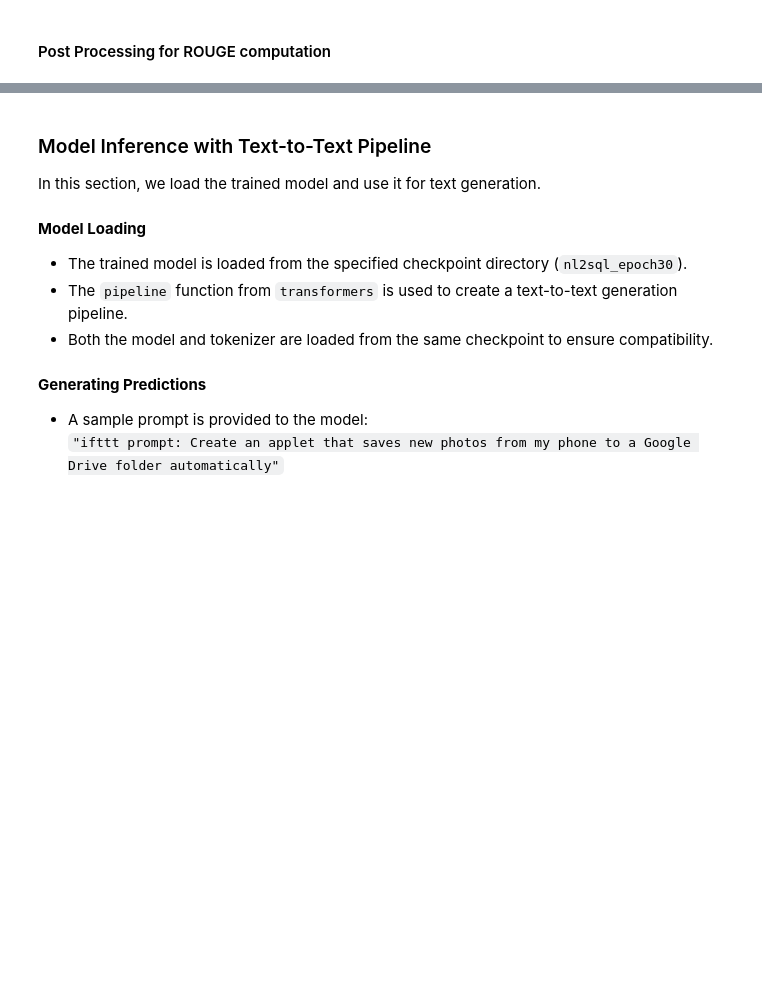
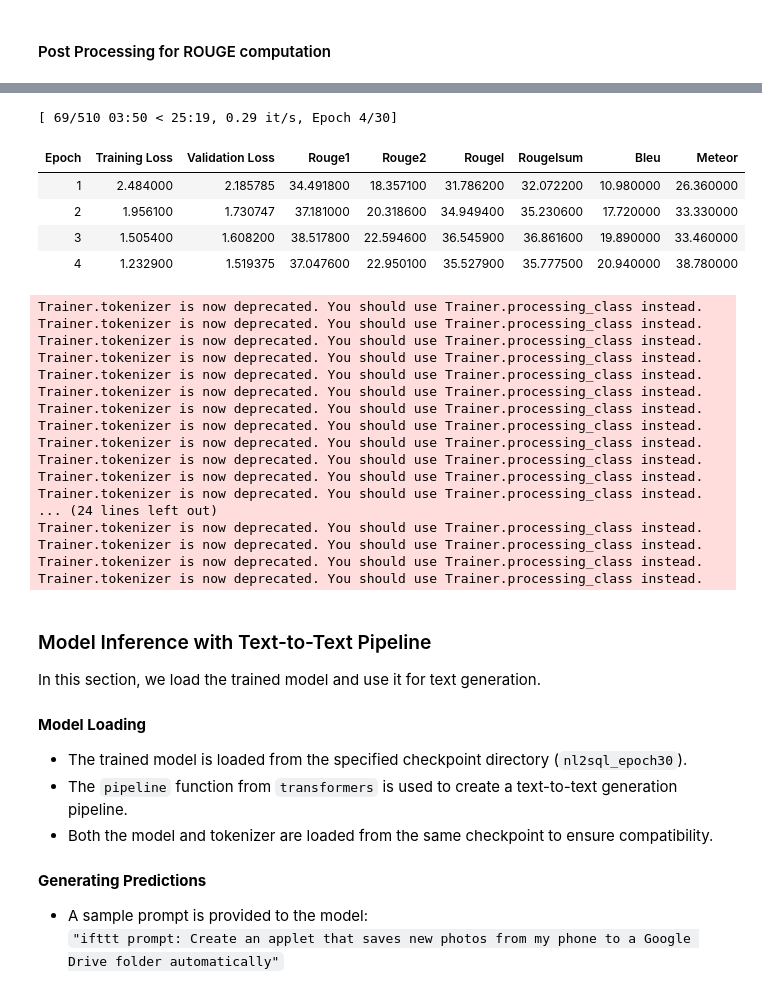
Before and after one commit to benedettoscala/ifttt-code-generator, a Jupyter notebook: bart_nl2ifttt.ipynb, the cells around one changed output, grey strips where cells are left out. Saved outputs shown, nothing was run; the diff lists cells and outputs as text; code cells hidden in the pictures; blank space fills up the shorter version.

```diff
--- a/bart_nl2ifttt.ipynb
+++ b/bart_nl2ifttt.ipynb
@@ -331,7 +348,0 @@ This setup ensures optimal utilization of hardware resources, enabling efficient
-# %%
-from accelerate import Accelerator
-
-accelerator = Accelerator()
-model, optimizer, train_dataloader, eval_dataloader = accelerator.prepare(
-    model, optimizer, train_dataloader, eval_dataloader
-)
@@ -400,5 +401,5 @@ This setup allows for efficient training, evaluation, and saving of the model at
 # %%
-from transformers import Trainer, TrainingArguments, DataCollatorForSeq2Seq
+from transformers import Seq2SeqTrainer, Seq2SeqTrainingArguments, DataCollatorForSeq2Seq
 import evaluate
 import numpy as np
 import torch
@@ -408,22 +409,11 @@ rouge_score = evaluate.load("rouge")
 bleu_score = evaluate.load("bleu")
 meteor_score = evaluate.load("meteor")
 
+num_train_epochs = 30
+
 # Funzione per la generazione e la valutazione delle metriche
 def compute_metrics(eval_pred):
     predictions, labels = eval_pred
-
-    # Se predictions è un tuple, prendi il primo elemento
-    if isinstance(predictions, tuple):
-        predictions = predictions[0]
-
-    # Converte in numpy array se necessario
-    if isinstance(predictions, torch.Tensor):
-        predictions = predictions.cpu().numpy()
-    if isinstance(labels, torch.Tensor):
-        labels = labels.cpu().numpy()
-
-    # Se predictions è una lista nidificata, appiattiscila
-    predictions = np.array(predictions)
 
     # Rimpiazza -100 nei labels con tokenizer.pad_token_id
     labels = np.where(labels != -100, labels, tokenizer.pad_token_id)
@@ -452,8 +442,9 @@ def compute_metrics(eval_pred):
     }
 
 # Definizione degli argomenti di training
-training_args = TrainingArguments(
+training_args = Seq2SeqTrainingArguments(
     output_dir="nl2sql_bart",
+    logging_strategy="epoch",
     evaluation_strategy="epoch",  # Valutazione dopo ogni epoca
     save_strategy="epoch",  # Salvataggio automatico ogni epoca
     per_device_train_batch_size=8,
@@ -462,18 +453,19 @@ training_args = TrainingArguments(
     save_total_limit=2,  # Mantiene solo gli ultimi due checkpoint
     fp16=torch.cuda.is_available(),  # Usa FP16 se disponibile
     report_to="none",  # Evita di inviare log a sistemi di tracking
+    predict_with_generate=True
 )
 
 # Creazione del Trainer
-trainer = Trainer(
+trainer = Seq2SeqTrainer(
     model=model,
     args=training_args,
-    train_dataset=train_dataloader.dataset,  # Usa dataset invece di dataloader
-    eval_dataset=eval_dataloader.dataset,
-    tokenizer=tokenizer,
+    train_dataset=tokenized_datasets["train"],
+    eval_dataset=tokenized_datasets["test"],
     data_collator=data_collator,
     compute_metrics=compute_metrics,
 )
 
 # Avvio del training
 trainer.train()
+# %% [output]
@@ -479,0 +478,23 @@ trainer.train()
+[ 69/510 03:50 < 25:19, 0.29 it/s, Epoch 4/30]
+| Epoch | Training Loss | Validation Loss | Rouge1 | Rouge2 | Rougel | Rougelsum | Bleu | Meteor |
+| 1 | 2.484000 | 2.185785 | 34.491800 | 18.357100 | 31.786200 | 32.072200 | 10.980000 | 26.360000 |
+| 2 | 1.956100 | 1.730747 | 37.181000 | 20.318600 | 34.949400 | 35.230600 | 17.720000 | 33.330000 |
+| 3 | 1.505400 | 1.608200 | 38.517800 | 22.594600 | 36.545900 | 36.861600 | 19.890000 | 33.460000 |
+| 4 | 1.232900 | 1.519375 | 37.047600 | 22.950100 | 35.527900 | 35.777500 | 20.940000 | 38.780000 |
+Trainer.tokenizer is now deprecated. You should use Trainer.processing_class instead.
+Trainer.tokenizer is now deprecated. You should use Trainer.processing_class instead.
+Trainer.tokenizer is now deprecated. You should use Trainer.processing_class instead.
+Trainer.tokenizer is now deprecated. You should use Trainer.processing_class instead.
+Trainer.tokenizer is now deprecated. You should use Trainer.processing_class instead.
+Trainer.tokenizer is now deprecated. You should use Trainer.processing_class instead.
+Trainer.tokenizer is now deprecated. You should use Trainer.processing_class instead.
+Trainer.tokenizer is now deprecated. You should use Trainer.processing_class instead.
+Trainer.tokenizer is now deprecated. You should use Trainer.processing_class instead.
+Trainer.tokenizer is now deprecated. You should use Trainer.processing_class instead.
+Trainer.tokenizer is now deprecated. You should use Trainer.processing_class instead.
+Trainer.tokenizer is now deprecated. You should use Trainer.processing_class instead.
+... (24 lines left out)
+Trainer.tokenizer is now deprecated. You should use Trainer.processing_class instead.
+Trainer.tokenizer is now deprecated. You should use Trainer.processing_class instead.
+Trainer.tokenizer is now deprecated. You should use Trainer.processing_class instead.
+Trainer.tokenizer is now deprecated. You should use Trainer.processing_class instead.
```
Also changed, not shown: parts of 17 cells of this notebook.
